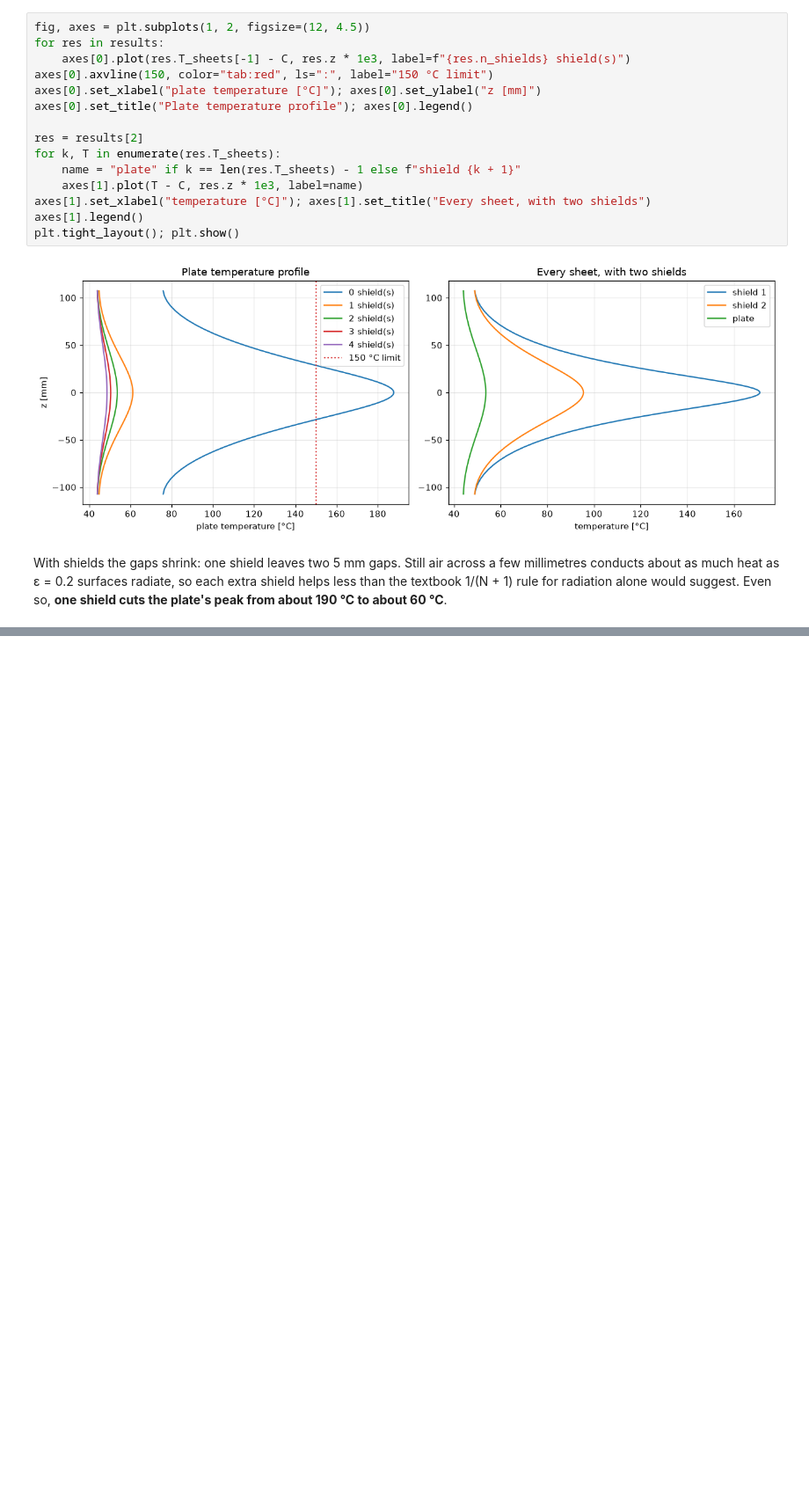
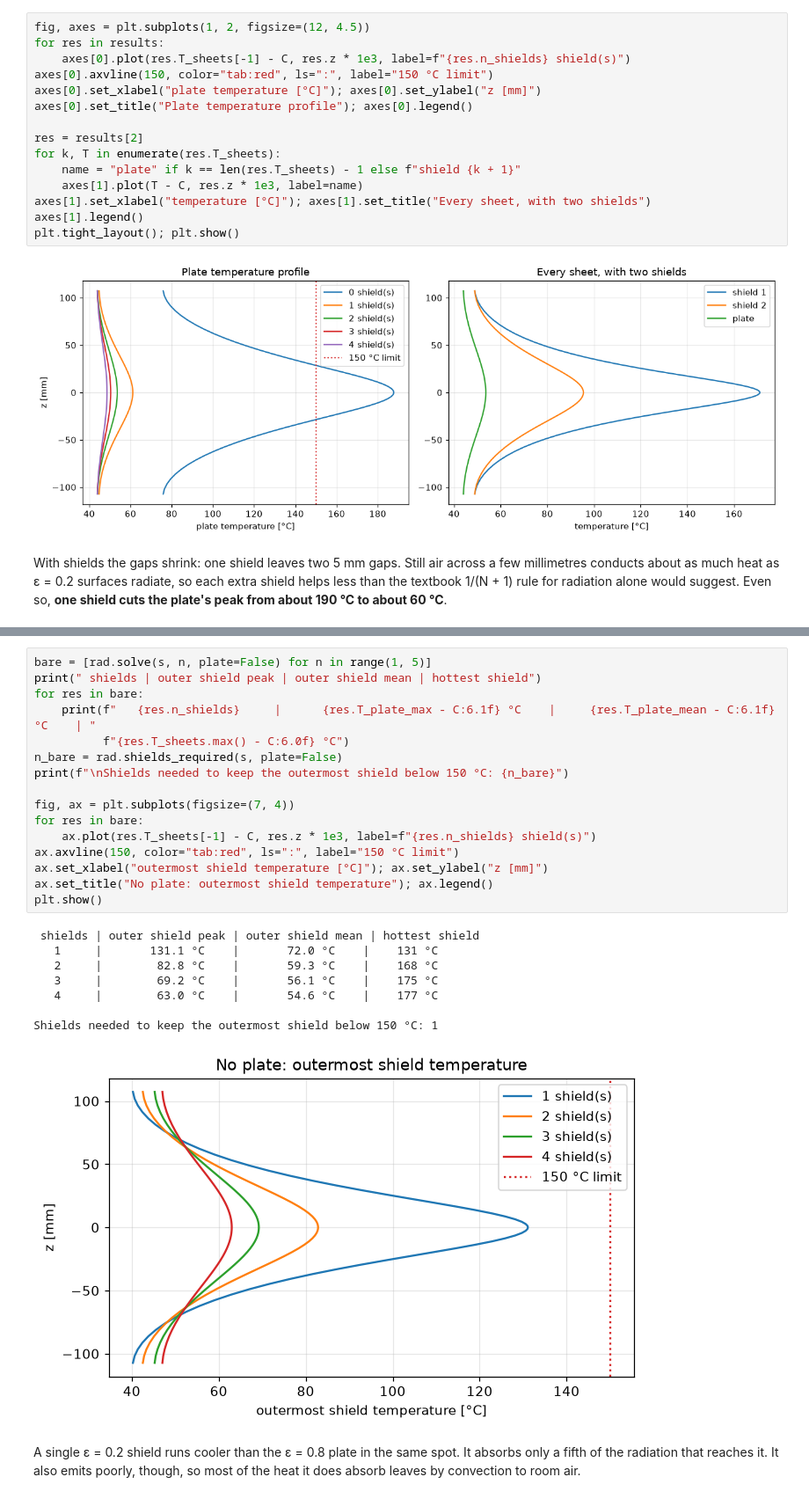
Before and after one commit to andrewgsavage/radiation, a Jupyter notebook: issue1_plate_temperature.ipynb, the cells around one changed output, grey strips where cells are left out. Shown at 88% size. Saved outputs shown, nothing was run; the diff lists cells and outputs as text; blank space fills up the shorter version.

```diff
--- a/issue1_plate_temperature.ipynb
+++ b/issue1_plate_temperature.ipynb
@@ -199,0 +217,29 @@ helps less than the textbook 1/(N + 1) rule for radiation alone would suggest. E
+# %%
+bare = [rad.solve(s, n, plate=False) for n in range(1, 5)]
+print(" shields | outer shield peak | outer shield mean | hottest shield")
+for res in bare:
+    print(f"   {res.n_shields}     |      {res.T_plate_max - C:6.1f} °C    |     {res.T_plate_mean - C:6.1f} °C    | "
+          f"{res.T_sheets.max() - C:6.0f} °C")
+n_bare = rad.shields_required(s, plate=False)
+print(f"\nShields needed to keep the outermost shield below 150 °C: {n_bare}")
+
+fig, ax = plt.subplots(figsize=(7, 4))
+for res in bare:
+    ax.plot(res.T_sheets[-1] - C, res.z * 1e3, label=f"{res.n_shields} shield(s)")
+ax.axvline(150, color="tab:red", ls=":", label="150 °C limit")
+ax.set_xlabel("outermost shield temperature [°C]"); ax.set_ylabel("z [mm]")
+ax.set_title("No plate: outermost shield temperature"); ax.legend()
+plt.show()
+# %% [output]
+ shields | outer shield peak | outer shield mean | hottest shield
+   1     |       131.1 °C    |       72.0 °C    |    131 °C
+   2     |        82.8 °C    |       59.3 °C    |    168 °C
+   3     |        69.2 °C    |       56.1 °C    |    175 °C
+   4     |        63.0 °C    |       54.6 °C    |    177 °C
+
+Shields needed to keep the outermost shield below 150 °C: 1
+[figure, added]
+# %% [markdown]
+A single ε = 0.2 shield runs cooler than the ε = 0.8 plate in the same spot. It absorbs only a
+fifth of the radiation that reaches it. It also emits poorly, though, so most of the heat it
+does absorb leaves by convection to room air.
```
Also changed, not shown: parts of 10 cells of this notebook, 3 other files.
